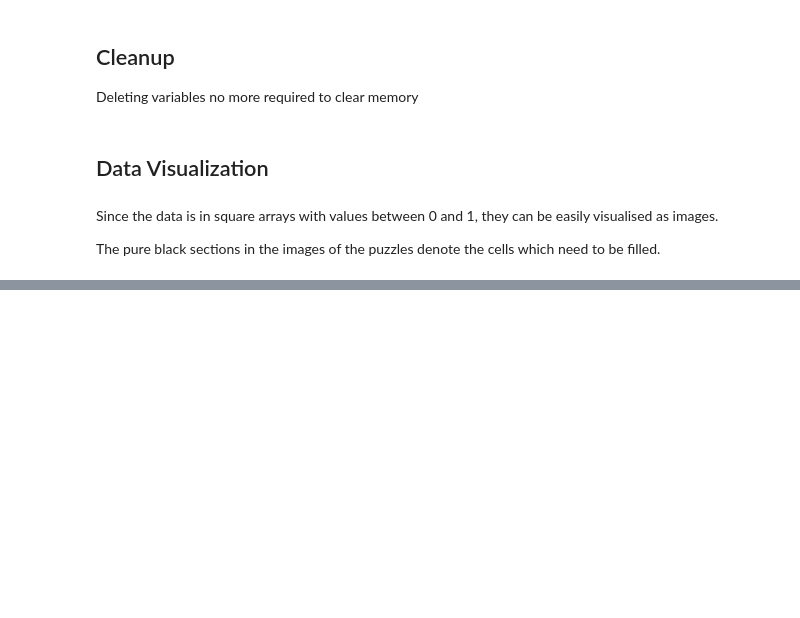
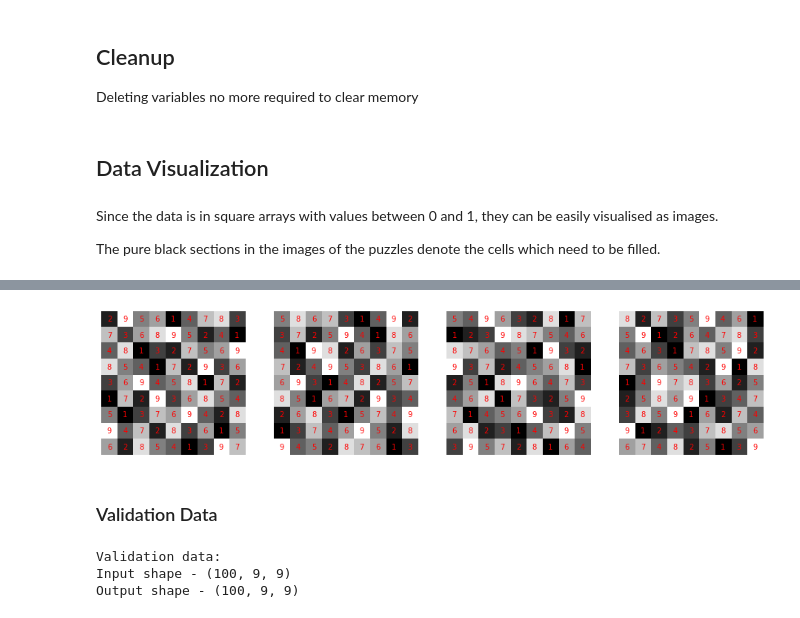
Before and after one commit to mayur7garg/SudokuAI, a Jupyter notebook: Train.ipynb, the cells around one changed output, grey strips where cells are left out. Saved outputs shown, nothing was run; the diff lists cells and outputs as text; code cells hidden in the pictures; blank space fills up the shorter version.

```diff
--- a/Train.ipynb
+++ b/Train.ipynb
@@ -132,0 +160,19 @@ sudoku_as_images(solutions[:4])
+# %%
+sudoku_as_images(y_train[:4])
+# %% [output]
+[figure, added]
+# %% [markdown]
+### Validation Data
+# %%
+val_data_range = range(int(DATA_POINTS * TRAIN_SIZE), int(DATA_POINTS * (TRAIN_SIZE + VAL_SIZE)))
+
+X_val = puzzles[val_data_range]
+y_val = solutions[val_data_range]
+
+print("Validation data:")
+print(f"Input shape - {X_val.shape}")
+print(f"Output shape - {y_val.shape}")
+# %% [output]
+Validation data:
+Input shape - (100, 9, 9)
+Output shape - (100, 9, 9)
```
Also changed, not shown: parts of 18 cells of this notebook, 1 other file.
